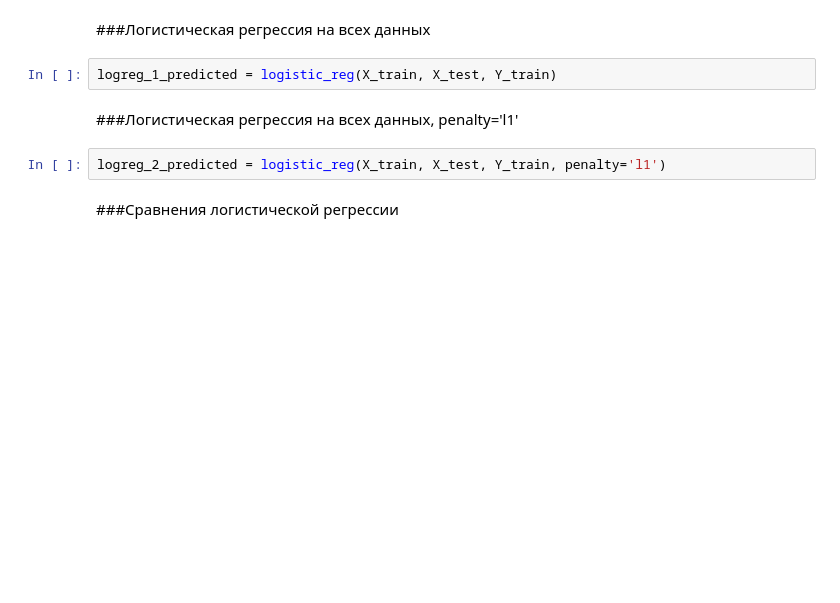
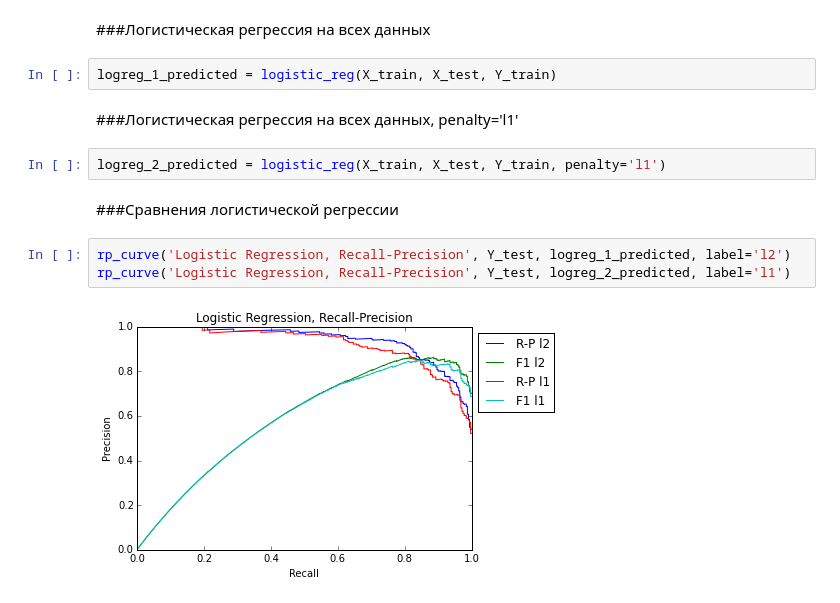
Before and after one commit to ermakovpetr/posneg, a Jupyter notebook: main.ipynb, the cells around one changed output. Cells and saved outputs as stored; diff of their text form; blank space fills up the shorter version.

```diff
--- a/main.ipynb
+++ b/main.ipynb
@@ -103,4 +107,9 @@ logreg_1_predicted = logistic_reg(X_train, X_test, Y_train)
 logreg_2_predicted = logistic_reg(X_train, X_test, Y_train, penalty='l1')
 # %% [markdown]
 ###Сравнения логистической регрессии
+# %%
+rp_curve('Logistic Regression, Recall-Precision', Y_test, logreg_1_predicted, label='l2')
+rp_curve('Logistic Regression, Recall-Precision', Y_test, logreg_2_predicted, label='l1')
+# %% [output]
+[figure, added]
 # %%
```
Also changed, not shown: parts of 14 cells of this notebook, 2 other files.
